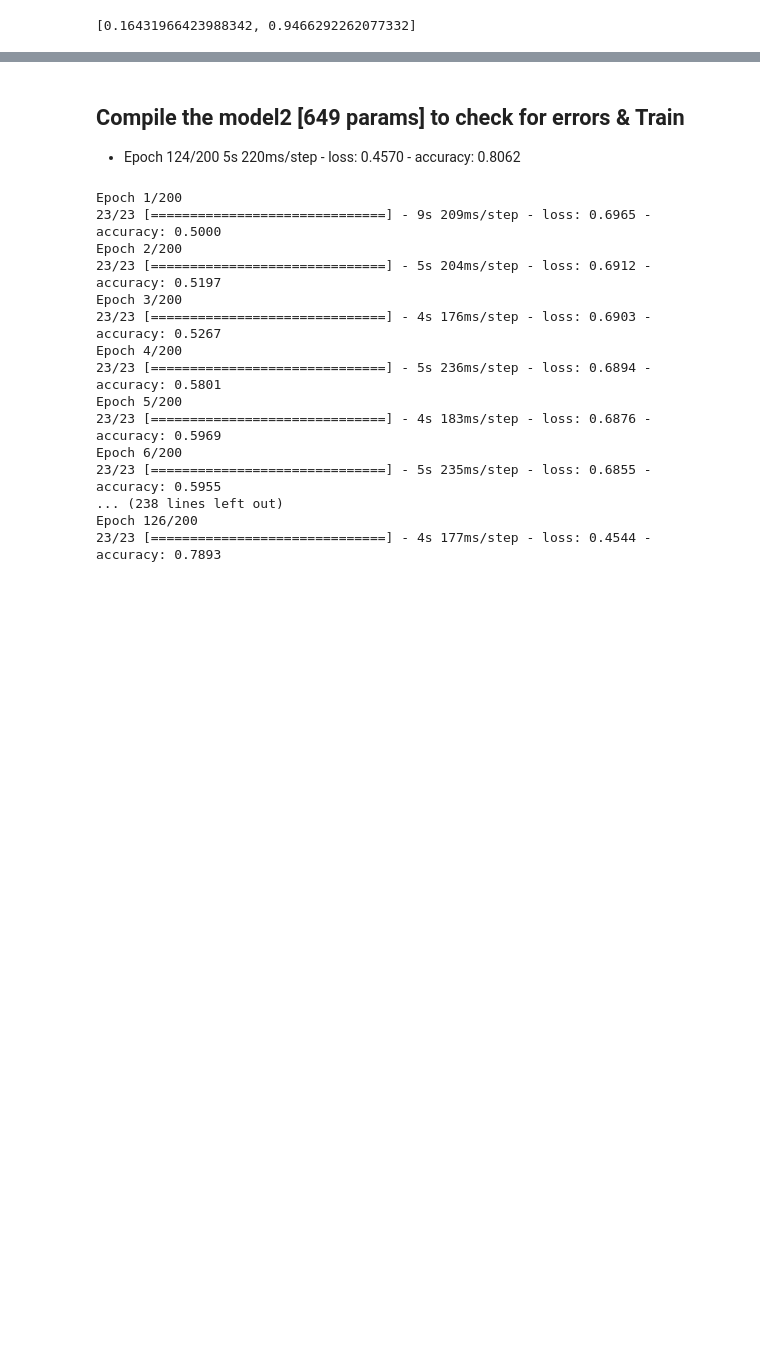
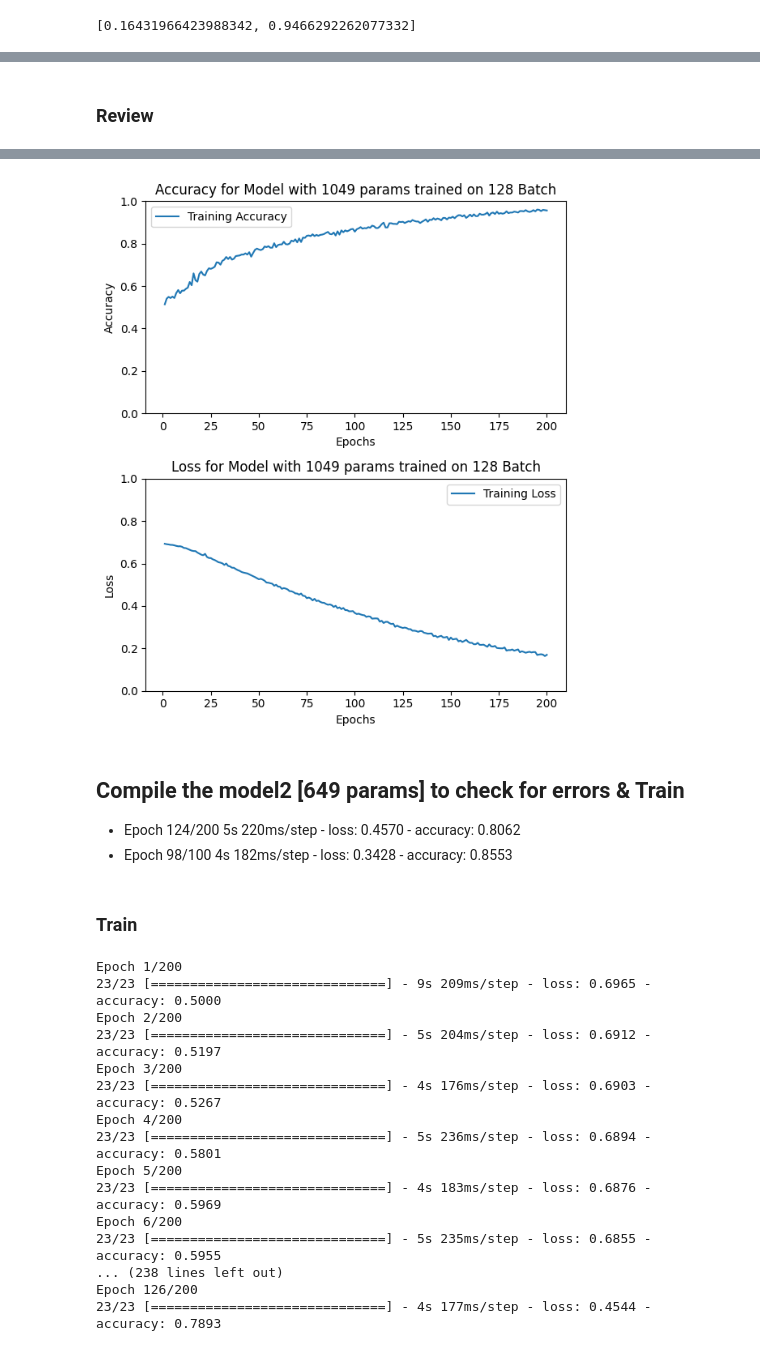
Before and after one commit to LainaVS/Morel-Network, a Jupyter notebook: Task1-Overfitting-Morels.ipynb, the cells around one changed output, grey strips where cells are left out. Cells and saved outputs as stored; diff of their text form; code cells hidden in the pictures; blank space fills up the shorter version.

```diff
--- a/Task1-Overfitting-Morels.ipynb
+++ b/Task1-Overfitting-Morels.ipynb
@@ -471,0 +519,2 @@ model1.evaluate(train_set)
+# %% [markdown]
+### Review
@@ -471,0 +523,5 @@ model1.evaluate(train_set)
+# %%
+# Model large_reverse 6,6,4
+model6.evaluate(train_set)
+plot_learning_curves(history6, "Model with 1049 params trained on 128 Batch")
+# %% [output]
@@ -472,3 +529,7 @@ model1.evaluate(train_set)
+[figure, added]
 # %% [markdown]
 ## Compile the model2 [649 params] to check for errors & Train
 * Epoch 124/200 5s 220ms/step - loss: 0.4570 - accuracy: 0.8062
+* Epoch 98/100 4s 182ms/step - loss: 0.3428 - accuracy: 0.8553
+# %% [markdown]
+### Train
```
Also changed, not shown: parts of 34 cells of this notebook, 7 other files.
